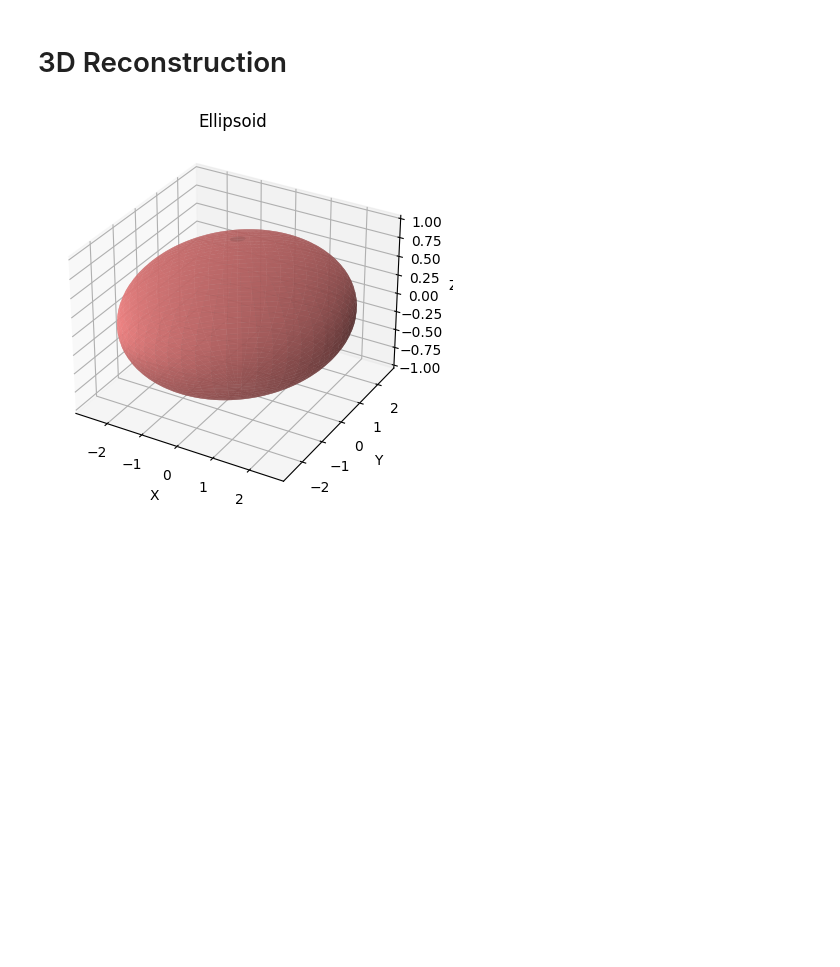
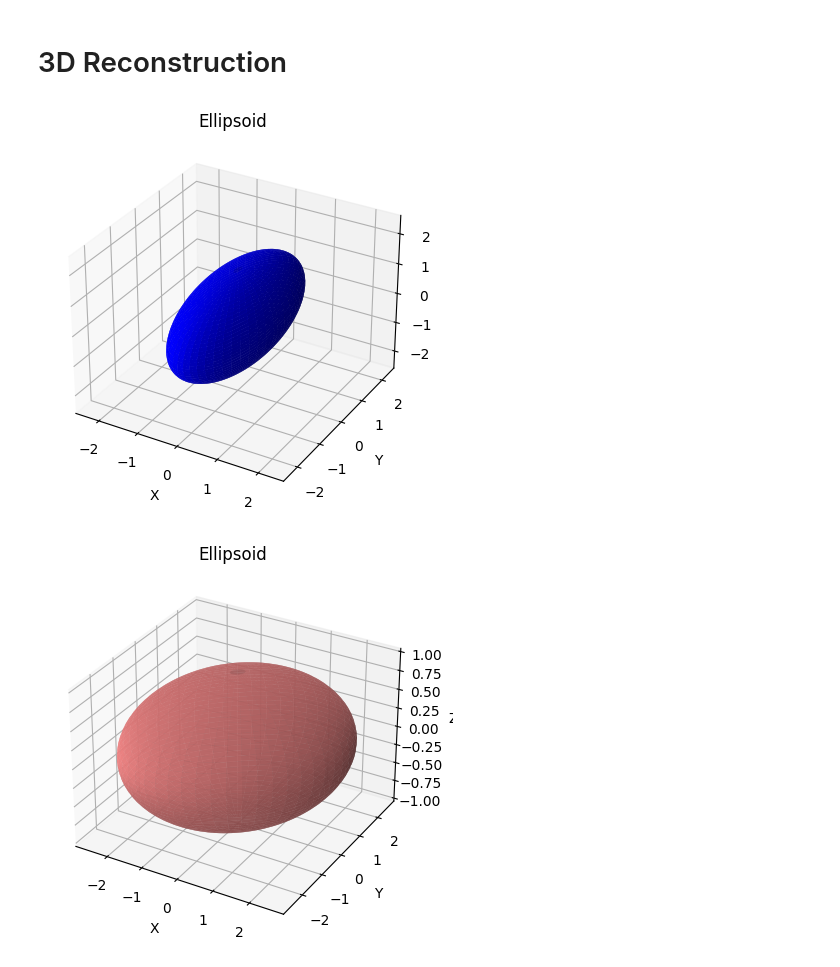
Before and after one commit to ufbfung/cardiac-3d-reconstruction, a Jupyter notebook: 3d_reconstruction_left_ventricle.ipynb, the cells around one changed output. Saved outputs shown, nothing was run; the diff lists cells and outputs as text; code cells hidden in the pictures; blank space fills up the shorter version.

```diff
--- a/3d_reconstruction_left_ventricle.ipynb
+++ b/3d_reconstruction_left_ventricle.ipynb
@@ -433,5 +498,43 @@ A4C filename: CR32a7555-CR32a97af-000033.avi
 # %% [markdown]
 # 3D Reconstruction
+# %%
+import matplotlib.pyplot as plt
+import numpy as np
+from mpl_toolkits.mplot3d import Axes3D
+
+def draw_ellipsoid(major_axis, minor_axis, radius):
+    # Generate 3D ellipsoid coordinates
+    u = np.linspace(0, 2 * np.pi, 100)
+    v = np.linspace(0, np.pi, 50)
+    x = radius * np.outer(np.cos(u), np.sin(v)) / 2
+    y = major_axis * np.outer(np.sin(u), np.sin(v)) / 2
+    z = minor_axis * np.outer(np.ones(np.size(u)), np.cos(v)) / 2
+
+    # Plot the ellipsoid
+    fig = plt.figure()
+    ax = fig.add_subplot(111, projection='3d')
+    ax.plot_surface(x, y, z, color='b')
+
+    # Set plot limits and labels
+    max_axis = max([major_axis, minor_axis, radius])
+    ax.set_xlim(-max_axis/2, max_axis/2)
+    ax.set_ylim(-max_axis/2, max_axis/2)
+    ax.set_zlim(-max_axis/2, max_axis/2)
+    ax.set_xlabel('X')
+    ax.set_ylabel('Y')
+    ax.set_zlabel('Z')
+    ax.set_title('Ellipsoid')
+
+    plt.show()
+
+# Example usage
+major_axis = 5.0
+minor_axis = 3.0
+radius = 2.0
+
+draw_ellipsoid(major_axis, minor_axis, radius)
+# %% [output]
+[figure, added]
 # %%
 import matplotlib.pyplot as plt
 import numpy as np
```
Also changed, not shown: parts of 4 cells of this notebook.
